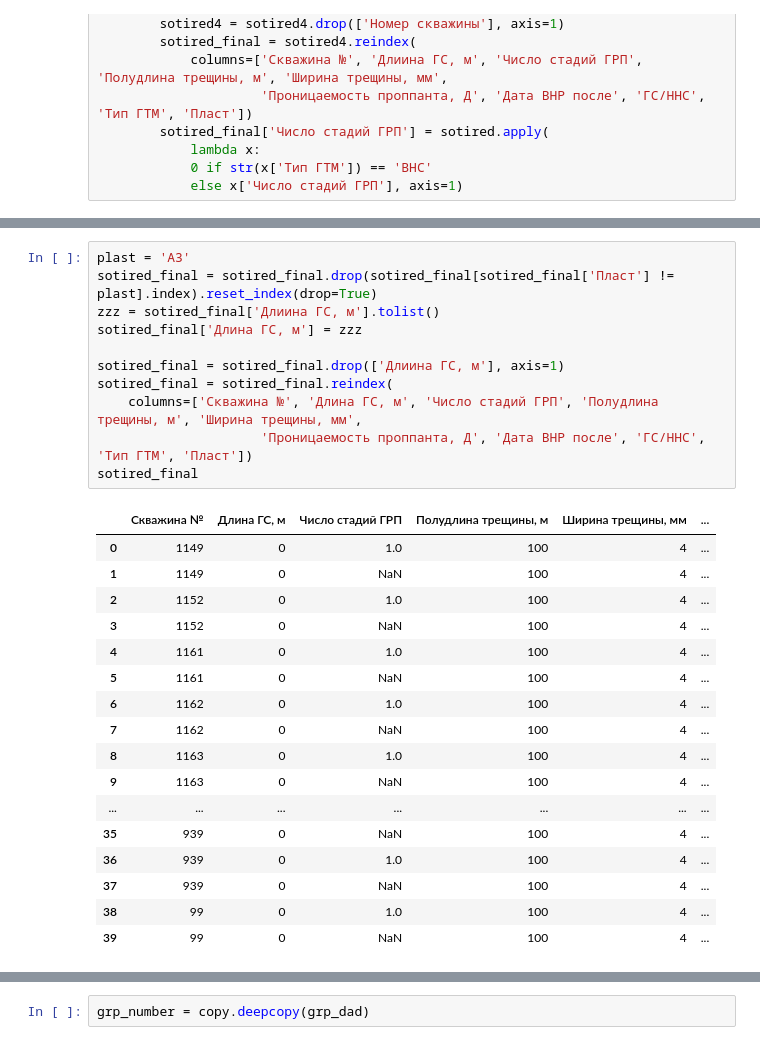
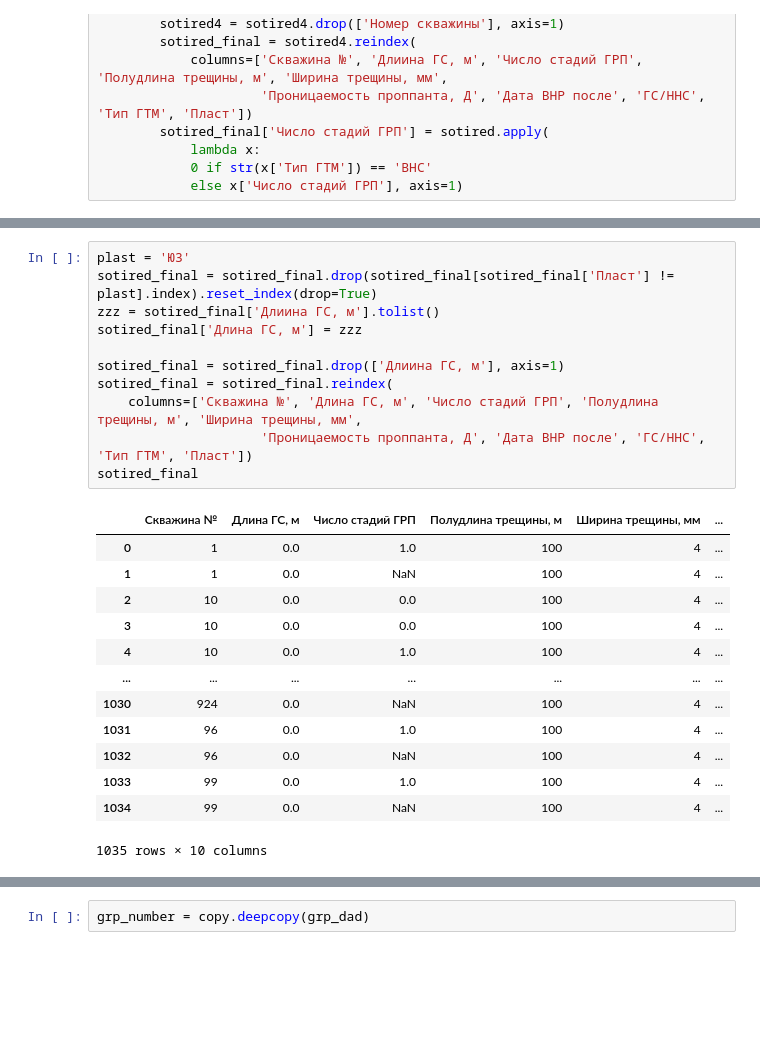
Before and after one commit to lybmvvs/appgazprom2.0, a Jupyter notebook: A3 checking strongly.ipynb, the cells around one changed output, grey strips where cells are left out. Drawn from its saved outputs; the diff is of its cells as text; blank space fills up the shorter version.

```diff
--- a/A3 checking strongly.ipynb
+++ b/A3 checking strongly.ipynb
@@ -1173,32 +1079,28 @@ sotired_final
 # %%
-plast = 'А3'
+plast = 'Ю3'
 sotired_final = sotired_final.drop(sotired_final[sotired_final['Пласт'] != plast].index).reset_index(drop=True)
 zzz = sotired_final['Длиина ГС, м'].tolist()
 sotired_final['Длина ГС, м'] = zzz
 
 sotired_final = sotired_final.drop(['Длиина ГС, м'], axis=1)
 sotired_final = sotired_final.reindex(
     columns=['Скважина №', 'Длина ГС, м', 'Число стадий ГРП', 'Полудлина трещины, м', 'Ширина трещины, мм',
                      'Проницаемость проппанта, Д', 'Дата ВНР после', 'ГС/ННС', 'Тип ГТМ', 'Пласт'])
 sotired_final
 # %% [output]
 |  | Скважина № | Длина ГС, м | Число стадий ГРП | Полудлина трещины, м | Ширина трещины, мм | ... |
-| 0 | 1149 | 0 | 1.0 | 100 | 4 | ... |
-| 1 | 1149 | 0 | NaN | 100 | 4 | ... |
-| 2 | 1152 | 0 | 1.0 | 100 | 4 | ... |
-| 3 | 1152 | 0 | NaN | 100 | 4 | ... |
-| 4 | 1161 | 0 | 1.0 | 100 | 4 | ... |
-| 5 | 1161 | 0 | NaN | 100 | 4 | ... |
-| 6 | 1162 | 0 | 1.0 | 100 | 4 | ... |
-| 7 | 1162 | 0 | NaN | 100 | 4 | ... |
-| 8 | 1163 | 0 | 1.0 | 100 | 4 | ... |
-| 9 | 1163 | 0 | NaN | 100 | 4 | ... |
+| 0 | 1 | 0.0 | 1.0 | 100 | 4 | ... |
+| 1 | 1 | 0.0 | NaN | 100 | 4 | ... |
+| 2 | 10 | 0.0 | 0.0 | 100 | 4 | ... |
+| 3 | 10 | 0.0 | 0.0 | 100 | 4 | ... |
+| 4 | 10 | 0.0 | 1.0 | 100 | 4 | ... |
 | ... | ... | ... | ... | ... | ... | ... |
-| 35 | 939 | 0 | NaN | 100 | 4 | ... |
-| 36 | 939 | 0 | 1.0 | 100 | 4 | ... |
-| 37 | 939 | 0 | NaN | 100 | 4 | ... |
-| 38 | 99 | 0 | 1.0 | 100 | 4 | ... |
-| 39 | 99 | 0 | NaN | 100 | 4 | ... |
+| 1030 | 924 | 0.0 | NaN | 100 | 4 | ... |
+| 1031 | 96 | 0.0 | 1.0 | 100 | 4 | ... |
+| 1032 | 96 | 0.0 | NaN | 100 | 4 | ... |
+| 1033 | 99 | 0.0 | 1.0 | 100 | 4 | ... |
+| 1034 | 99 | 0.0 | NaN | 100 | 4 | ... |
+1035 rows × 10 columns
 # %%
 sotired_final
 # %% [output]
```
Also changed, not shown: parts of 62 cells of this notebook, 6 other files.
